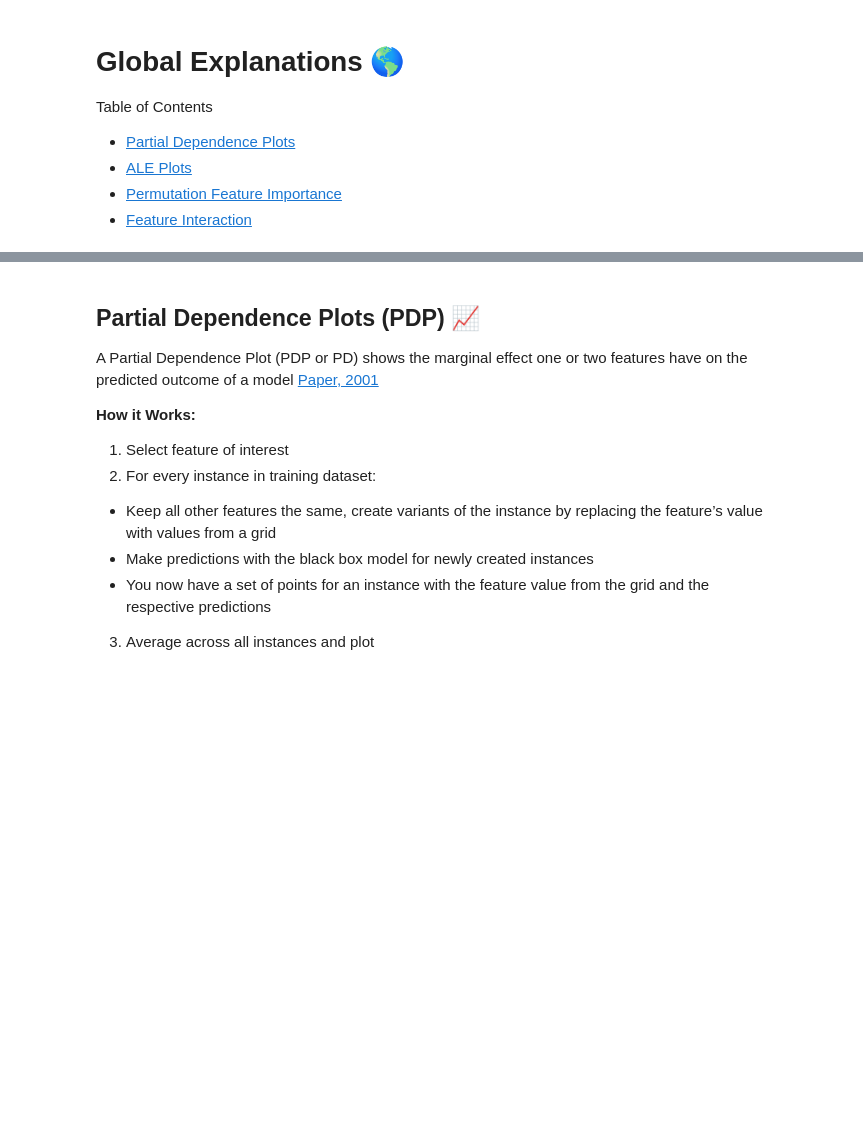
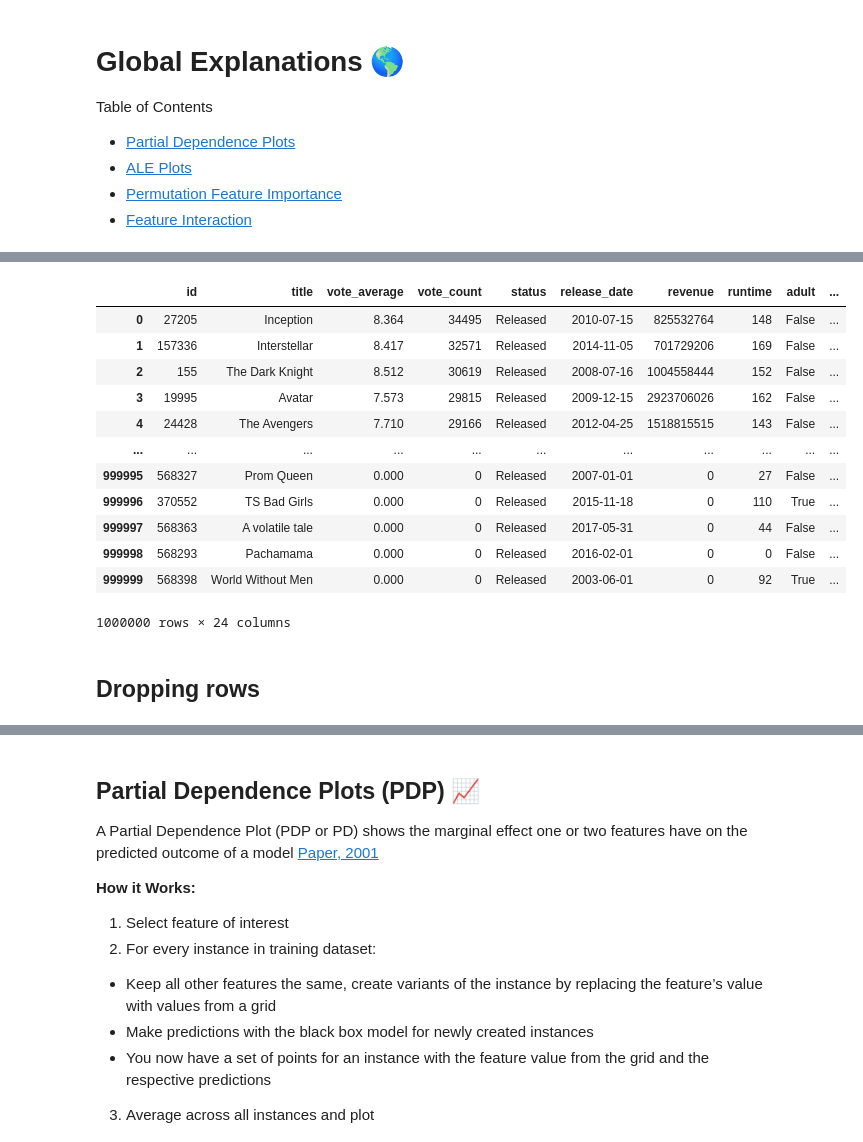
Before and after one commit to TiffanyDegbotse/XAI_assignment4, a Jupyter notebook: global_explanations.ipynb, the cells around one changed output, grey strips where cells are left out. Saved outputs shown, nothing was run; the diff lists cells and outputs as text; code cells hidden in the pictures; blank space fills up the shorter version.

```diff
--- a/global_explanations.ipynb
+++ b/global_explanations.ipynb
@@ -62,0 +54,8 @@ Resolving deltas: 100% (1/1), done.
+# %%
+import pandas as pd
+
+data = pd.read_csv(
+    "src/TMDB_movie_dataset_v11.csv",
+    engine="python",        # more flexible parser
+    on_bad_lines="skip"     # skip problematic rows
+)
@@ -62,0 +65,18 @@ Resolving deltas: 100% (1/1), done.
+# %%
+data.head(1000000)
+# %% [output]
+|  | id | title | vote_average | vote_count | status | release_date | revenue | runtime | adult | ... |
+| 0 | 27205 | Inception | 8.364 | 34495 | Released | 2010-07-15 | 825532764 | 148 | False | ... |
+| 1 | 157336 | Interstellar | 8.417 | 32571 | Released | 2014-11-05 | 701729206 | 169 | False | ... |
+| 2 | 155 | The Dark Knight | 8.512 | 30619 | Released | 2008-07-16 | 1004558444 | 152 | False | ... |
+| 3 | 19995 | Avatar | 7.573 | 29815 | Released | 2009-12-15 | 2923706026 | 162 | False | ... |
+| 4 | 24428 | The Avengers | 7.710 | 29166 | Released | 2012-04-25 | 1518815515 | 143 | False | ... |
+| ... | ... | ... | ... | ... | ... | ... | ... | ... | ... | ... |
+| 999995 | 568327 | Prom Queen | 0.000 | 0 | Released | 2007-01-01 | 0 | 27 | False | ... |
+| 999996 | 370552 | TS Bad Girls | 0.000 | 0 | Released | 2015-11-18 | 0 | 110 | True | ... |
+| 999997 | 568363 | A volatile tale | 0.000 | 0 | Released | 2017-05-31 | 0 | 44 | False | ... |
+| 999998 | 568293 | Pachamama | 0.000 | 0 | Released | 2016-02-01 | 0 | 0 | False | ... |
+| 999999 | 568398 | World Without Men | 0.000 | 0 | Released | 2003-06-01 | 0 | 92 | True | ... |
+1000000 rows × 24 columns
+# %% [markdown]
+## Dropping rows
```
Also changed, not shown: parts of 24 cells of this notebook.
